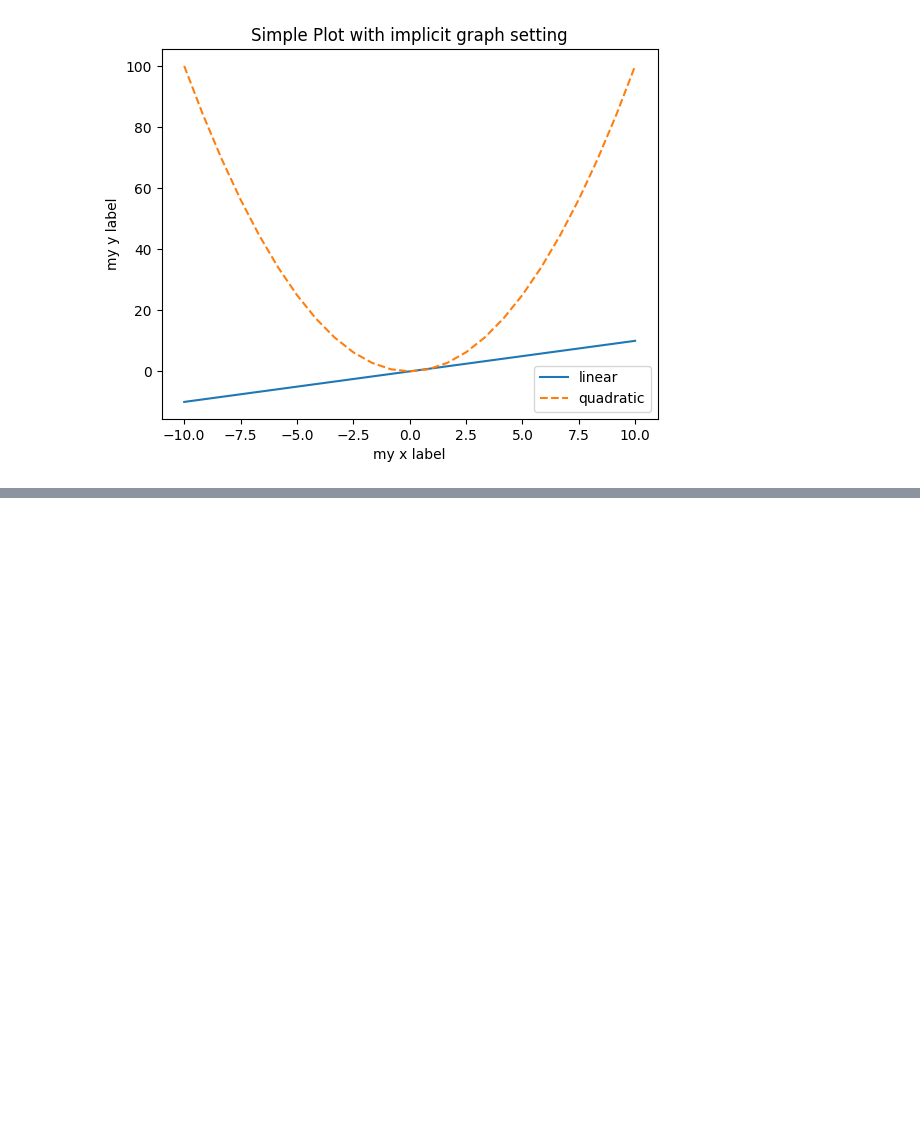
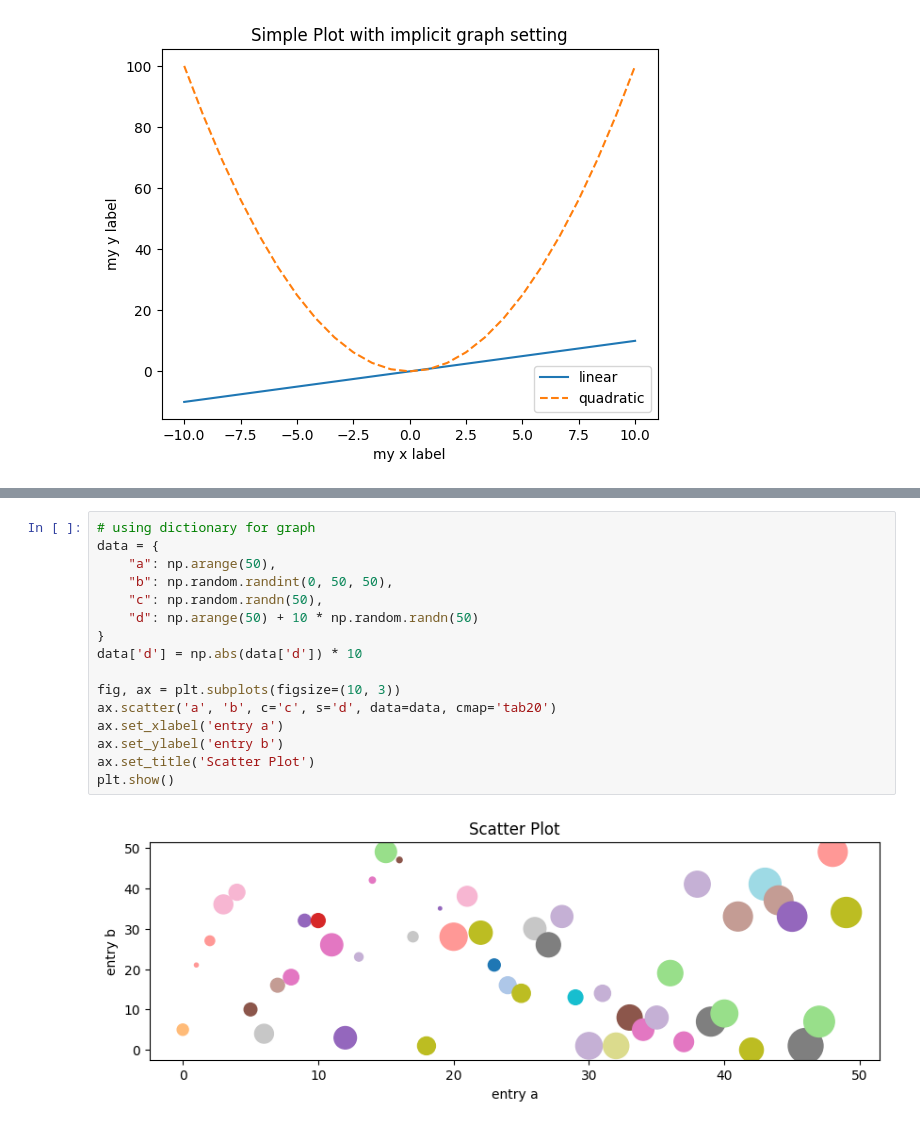
Before and after one commit to shreyapuri11/digipodium_data-analytics, a Jupyter notebook: data_analysis/visualization.ipynb, the cells around one changed output, grey strips where cells are left out. Drawn from its saved outputs; the diff is of its cells as text; blank space fills up the shorter version.

```diff
--- a/data_analysis/visualization.ipynb
+++ b/data_analysis/visualization.ipynb
@@ -95,0 +105,18 @@ ax.plot()
+# %%
+# using dictionary for graph
+data = {
+    "a": np.arange(50),
+    "b": np.random.randint(0, 50, 50),
+    "c": np.random.randn(50),
+    "d": np.arange(50) + 10 * np.random.randn(50)
+}
+data['d'] = np.abs(data['d']) * 10
+
+fig, ax = plt.subplots(figsize=(10, 3))
+ax.scatter('a', 'b', c='c', s='d', data=data, cmap='tab20')
+ax.set_xlabel('entry a')
+ax.set_ylabel('entry b')
+ax.set_title('Scatter Plot')
+plt.show()
+# %% [output]
+[figure, added]
```
Also changed, not shown: parts of 4 cells of this notebook, 1 other file.
